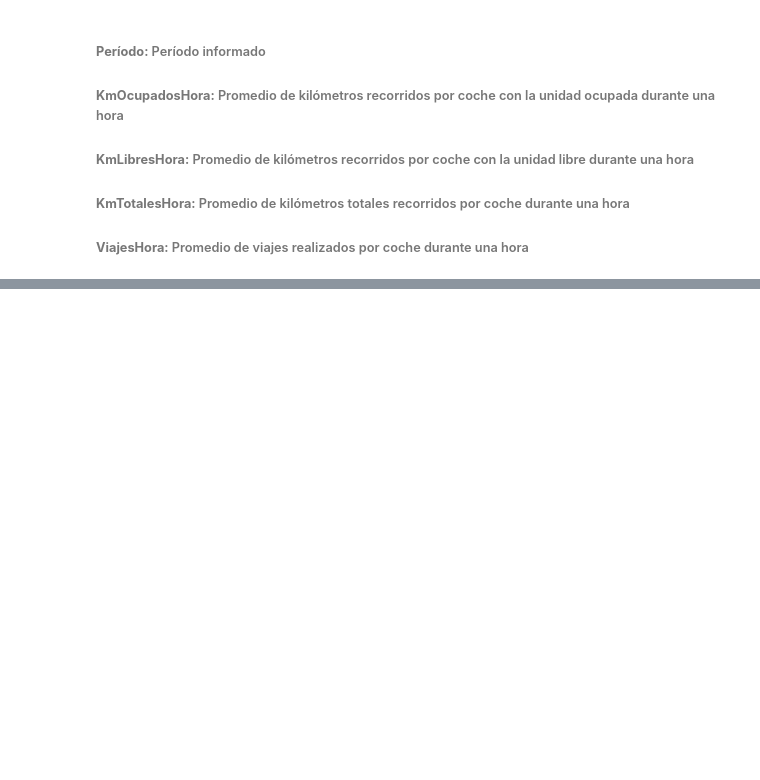
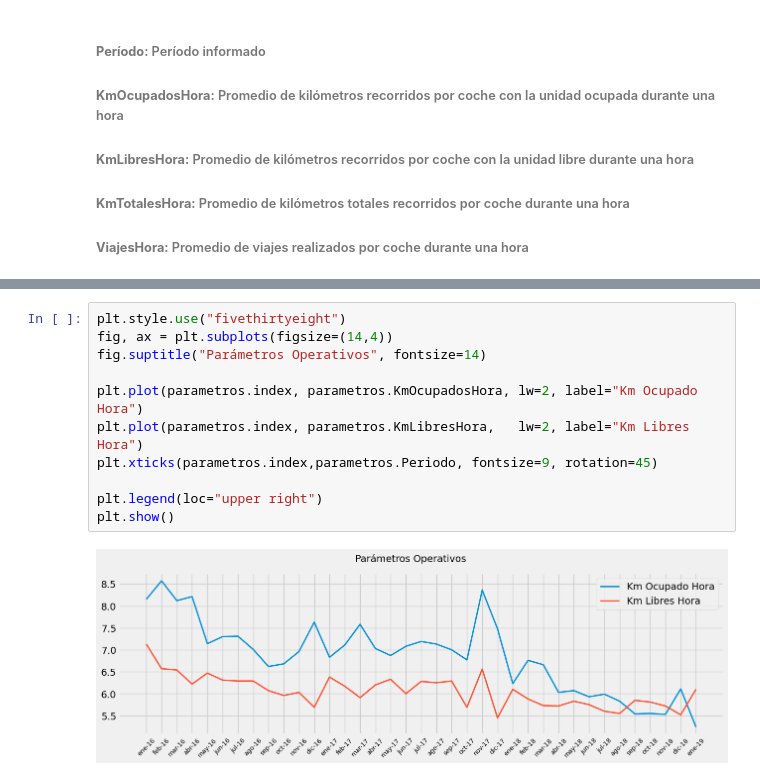
Before and after one commit to marcosbutti/Taxis-de-Rosario-SF-, a Jupyter notebook: Taxis_Rosario.ipynb, the cells around one changed output, grey strips where cells are left out. Cells and saved outputs as stored; diff of their text form; blank space fills up the shorter version.

```diff
--- a/Taxis_Rosario.ipynb
+++ b/Taxis_Rosario.ipynb
@@ -361,0 +377,13 @@ parametros
+# %%
+plt.style.use("fivethirtyeight")
+fig, ax = plt.subplots(figsize=(14,4))
+fig.suptitle("Parámetros Operativos", fontsize=14)
+
+plt.plot(parametros.index, parametros.KmOcupadosHora, lw=2, label="Km Ocupado Hora")
+plt.plot(parametros.index, parametros.KmLibresHora,   lw=2, label="Km Libres Hora")
+plt.xticks(parametros.index,parametros.Periodo, fontsize=9, rotation=45)
+
+plt.legend(loc="upper right")
+plt.show()
+# %% [output]
+[figure, added]
```
Also changed, not shown: parts of 8 cells of this notebook.
